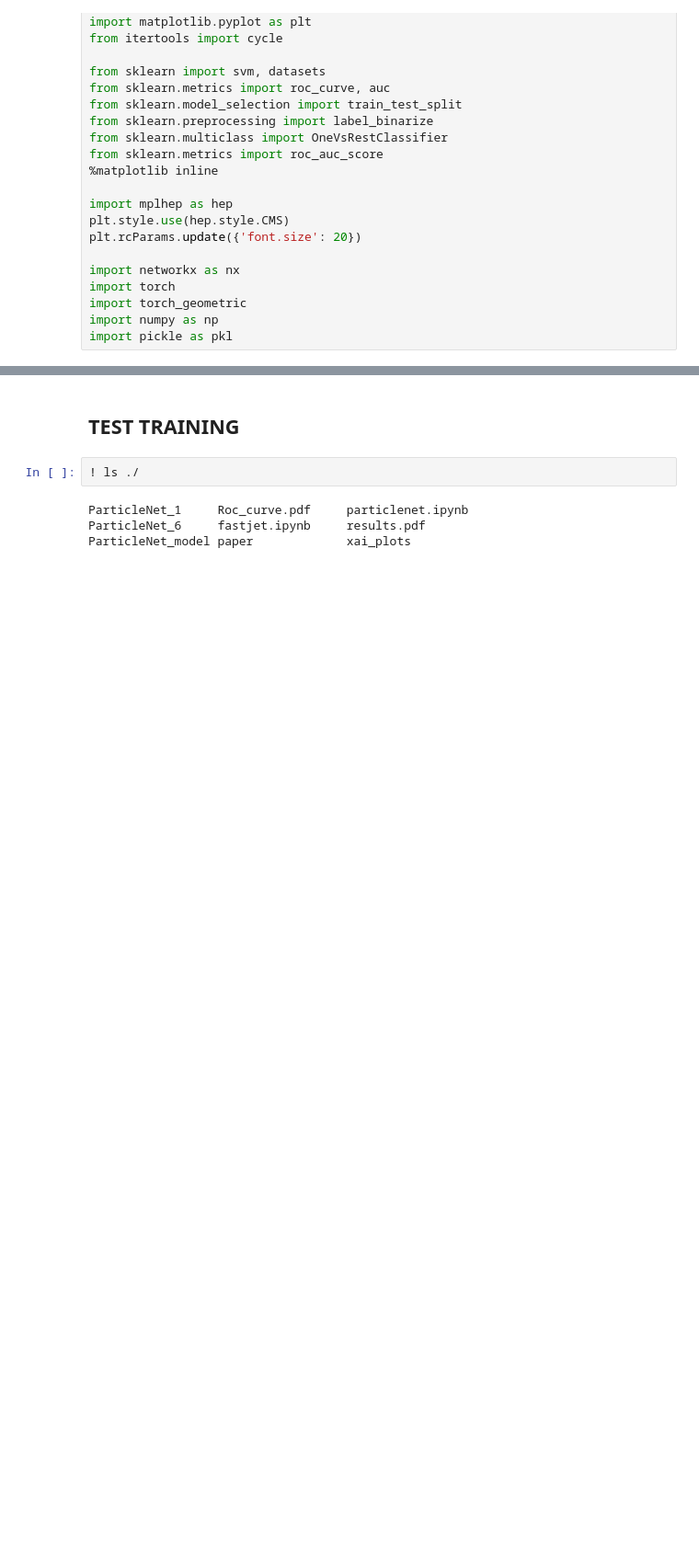
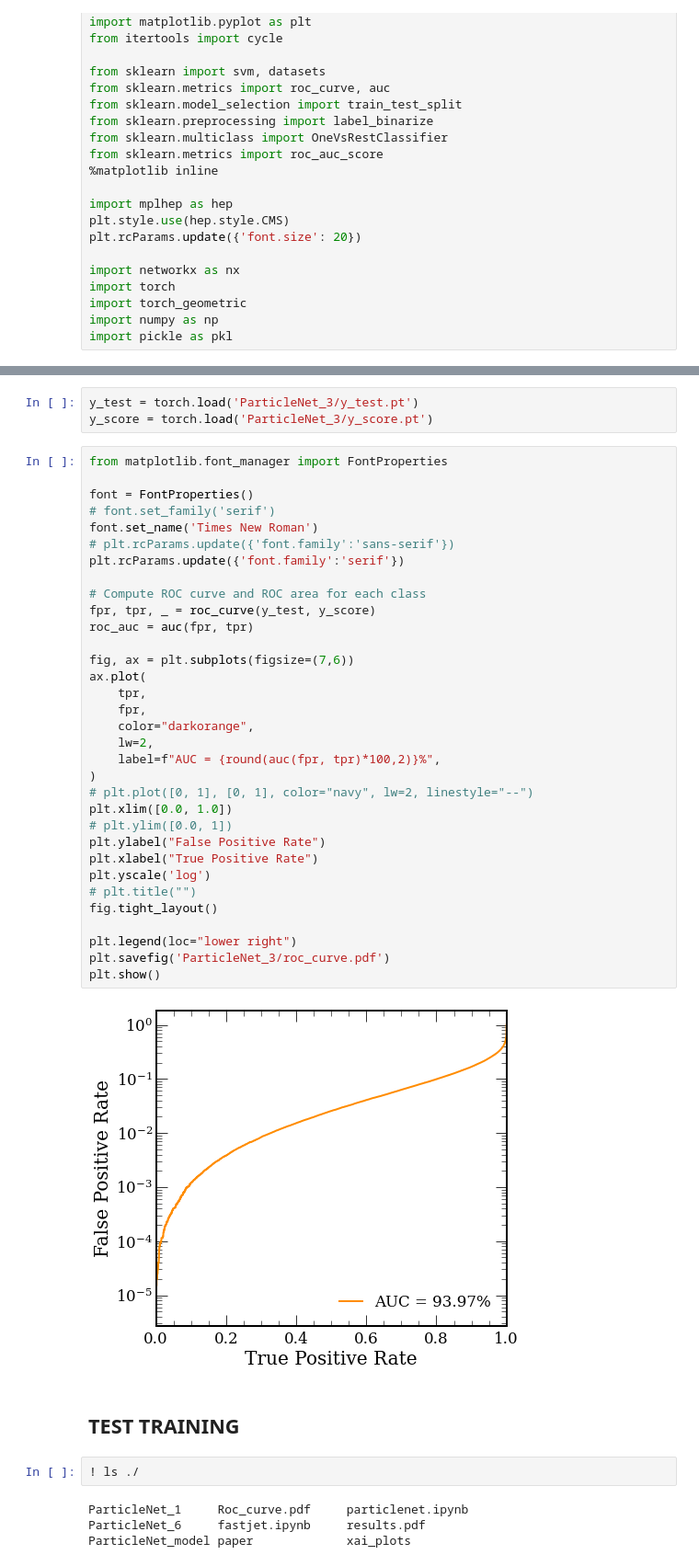
Before and after one commit to farakiko/xai4hep, a Jupyter notebook: binder/particlenet.ipynb, the cells around one changed output, grey strips where cells are left out. Shown at 92% size. Drawn from its saved outputs; the diff is of its cells as text; blank space fills up the shorter version.

```diff
--- a/binder/particlenet.ipynb
+++ b/binder/particlenet.ipynb
@@ -41,3 +66,41 @@ import pickle as pkl
+# %%
+y_test = torch.load('ParticleNet_3/y_test.pt')
+y_score = torch.load('ParticleNet_3/y_score.pt')
+# %%
+from matplotlib.font_manager import FontProperties
+
+font = FontProperties()
+# font.set_family('serif')
+font.set_name('Times New Roman')
+# plt.rcParams.update({'font.family':'sans-serif'})
+plt.rcParams.update({'font.family':'serif'})
+
+# Compute ROC curve and ROC area for each class
+fpr, tpr, _ = roc_curve(y_test, y_score)
+roc_auc = auc(fpr, tpr)
+
+fig, ax = plt.subplots(figsize=(7,6))
+ax.plot(
+    tpr,
+    fpr,
+    color="darkorange",
+    lw=2,
+    label=f"AUC = {round(auc(fpr, tpr)*100,2)}%",
+)
+# plt.plot([0, 1], [0, 1], color="navy", lw=2, linestyle="--")
+plt.xlim([0.0, 1.0])
+# plt.ylim([0.0, 1])
+plt.ylabel("False Positive Rate")
+plt.xlabel("True Positive Rate")
+plt.yscale('log')
+# plt.title("")
+fig.tight_layout()
+
+plt.legend(loc="lower right")
+plt.savefig('ParticleNet_3/roc_curve.pdf')
+plt.show()
+# %% [output]
+[figure, added]
 # %% [markdown]
 ## TEST TRAINING
 # %%
```
Also changed, not shown: parts of 3 cells of this notebook, 1 other file.
